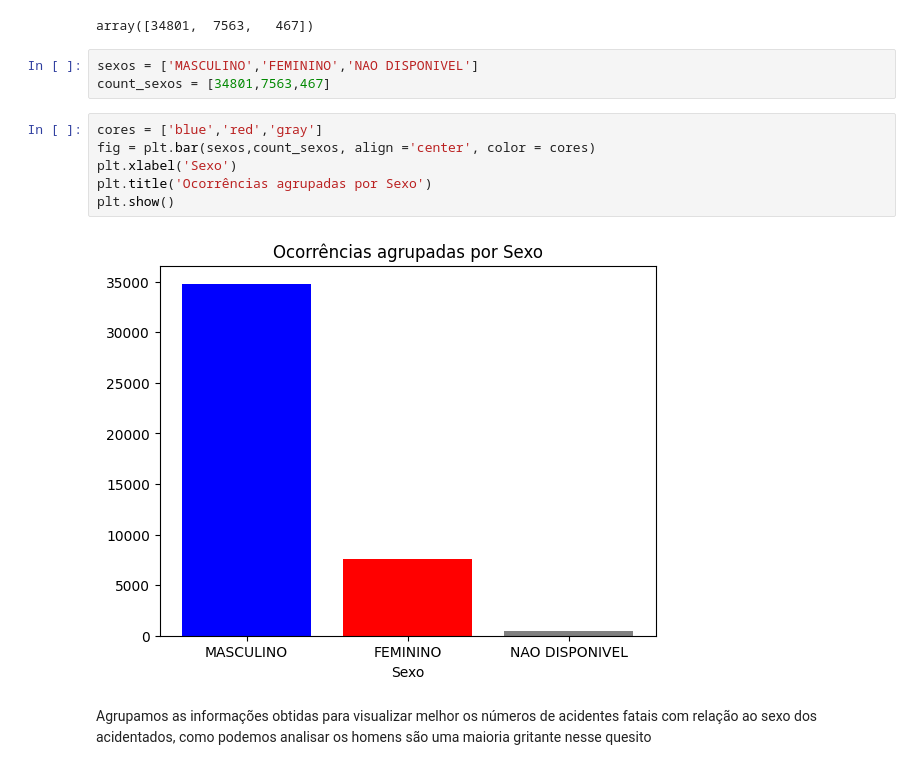
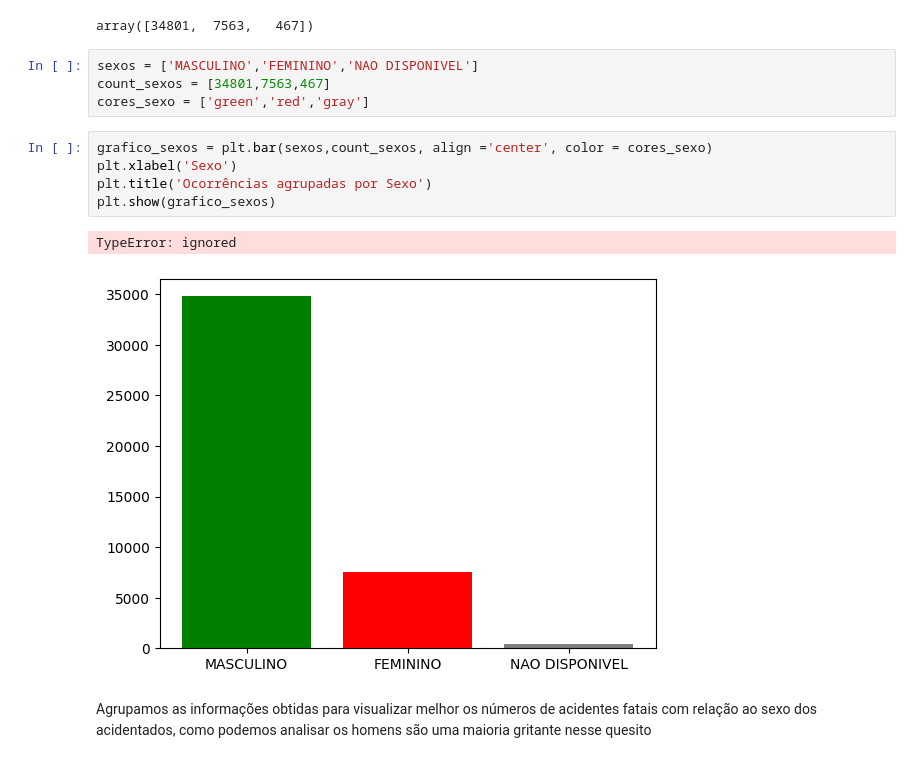
Before and after one commit to luizfernando120/Projeto-teste, a Jupyter notebook: Cópia_de_Projeto_07_Abril.ipynb, the cells around one changed output. Cells and saved outputs as stored; diff of their text form.

```diff
--- a/Cópia_de_Projeto_07_Abril.ipynb
+++ b/Cópia_de_Projeto_07_Abril.ipynb
@@ -66,13 +66,14 @@ array([34801,  7563,   467])
 # %%
 sexos = ['MASCULINO','FEMININO','NAO DISPONIVEL']
 count_sexos = [34801,7563,467]
+cores_sexo = ['green','red','gray']
 # %%
-cores = ['blue','red','gray']
-fig = plt.bar(sexos,count_sexos, align ='center', color = cores)
+grafico_sexos = plt.bar(sexos,count_sexos, align ='center', color = cores_sexo)
 plt.xlabel('Sexo')
 plt.title('Ocorrências agrupadas por Sexo')
-plt.show()
+plt.show(grafico_sexos)
 # %% [output]
+TypeError: ignored
-[figure, old version]
+[figure, new version]
 # %% [markdown]
 Agrupamos as informações obtidas para visualizar melhor os números de acidentes fatais com relação ao sexo dos acidentados, como podemos analisar os homens são uma maioria gritante nesse quesito
```
Also changed, not shown: parts of 9 cells of this notebook.
